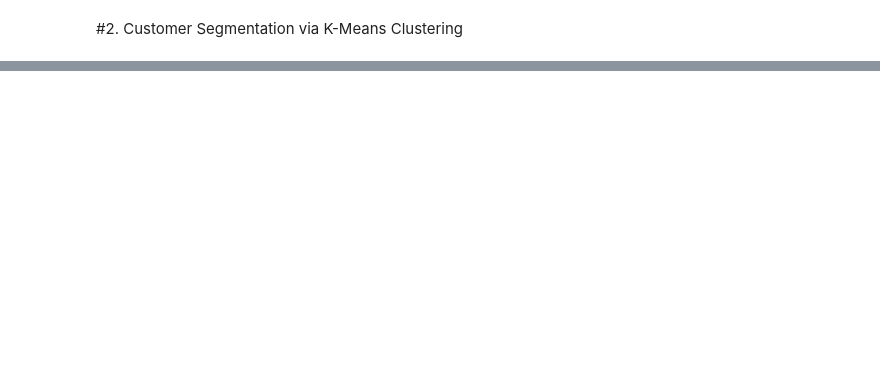
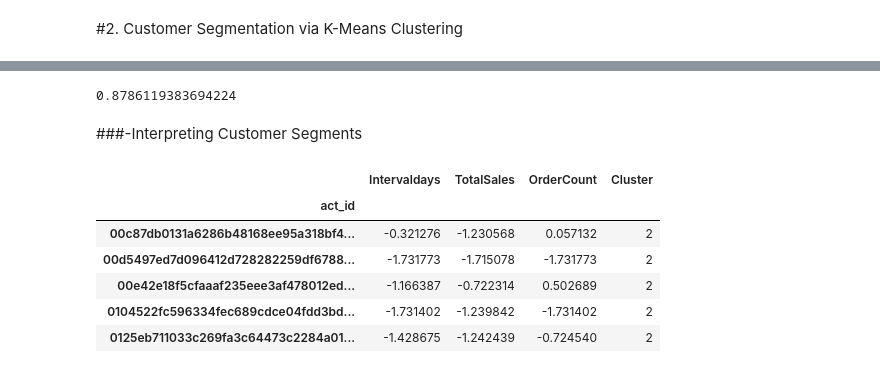
Before and after one commit to positivejmk/2021-2-practice, a Jupyter notebook: Kmeans_Clustering.ipynb, the cells around one changed output, grey strips where cells are left out. Cells and saved outputs as stored; diff of their text form; code cells hidden in the pictures; blank space fills up the shorter version.

```diff
--- a/Kmeans_Clustering.ipynb
+++ b/Kmeans_Clustering.ipynb
@@ -139,0 +275,25 @@ scaled_df.describe()
+# %%
+# 모델 평가: 데이비스-볼딘 지수
+# 군집 내의 분리도와 군집 간의 분리도의 비율
+# 지수값이 작을수록 좋은 군집 결과임 (군집 내의 분리도는 낮고 군집간의 분리도는 높음)
+
+from sklearn.metrics import davies_bouldin_score
+
+# kmeans = KMeans(n_clusters=3, random_state=10).fit(scaled_df[['TotalSales', 'OrderCount', 'Intervaldays']])
+# labels = kmeans.labels_
+davies_bouldin_score(scaled_df[['TotalSales', 'OrderCount', 'Intervaldays']], three_cluster_df['Cluster'])
+# %% [output]
+0.8786119383694224
+# %% [markdown]
+###-Interpreting Customer Segments
+# %%
+high_value_cluster = four_cluster_df.loc[four_cluster_df['Cluster'] == 2]
+high_value_cluster.head()
+# %% [output]
+|  | Intervaldays | TotalSales | OrderCount | Cluster |
+| act_id |  |  |  |  |
+| 00c87db0131a6286b48168ee95a318bf4... | -0.321276 | -1.230568 | 0.057132 | 2 |
+| 00d5497ed7d096412d728282259df6788... | -1.731773 | -1.715078 | -1.731773 | 2 |
+| 00e42e18f5cfaaaf235eee3af478012ed... | -1.166387 | -0.722314 | 0.502689 | 2 |
+| 0104522fc596334fec689cdce04fdd3bd... | -1.731402 | -1.239842 | -1.731402 | 2 |
+| 0125eb711033c269fa3c64473c2284a01... | -1.428675 | -1.242439 | -0.724540 | 2 |
```
Also changed, not shown: parts of 20 cells of this notebook.
